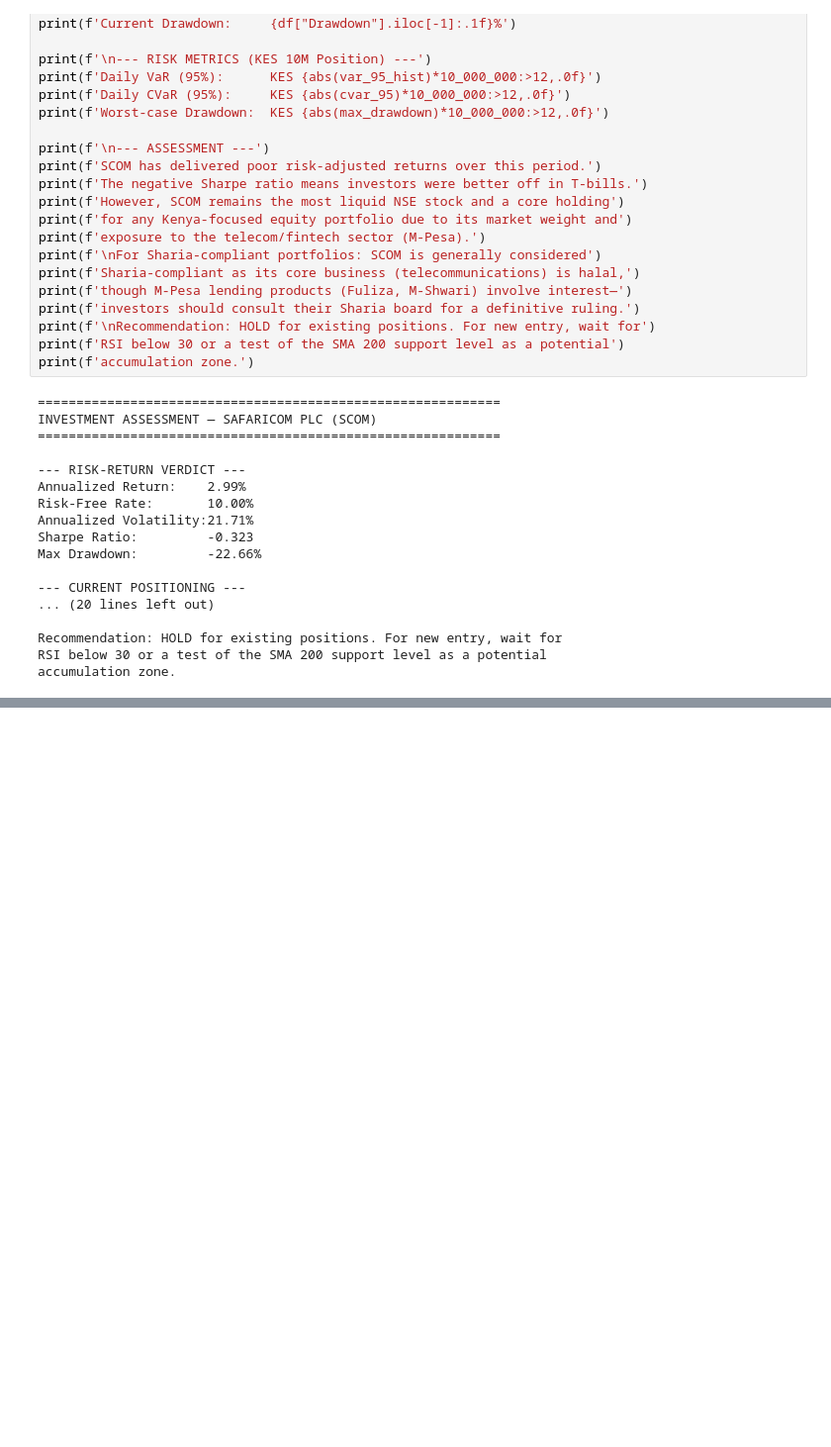
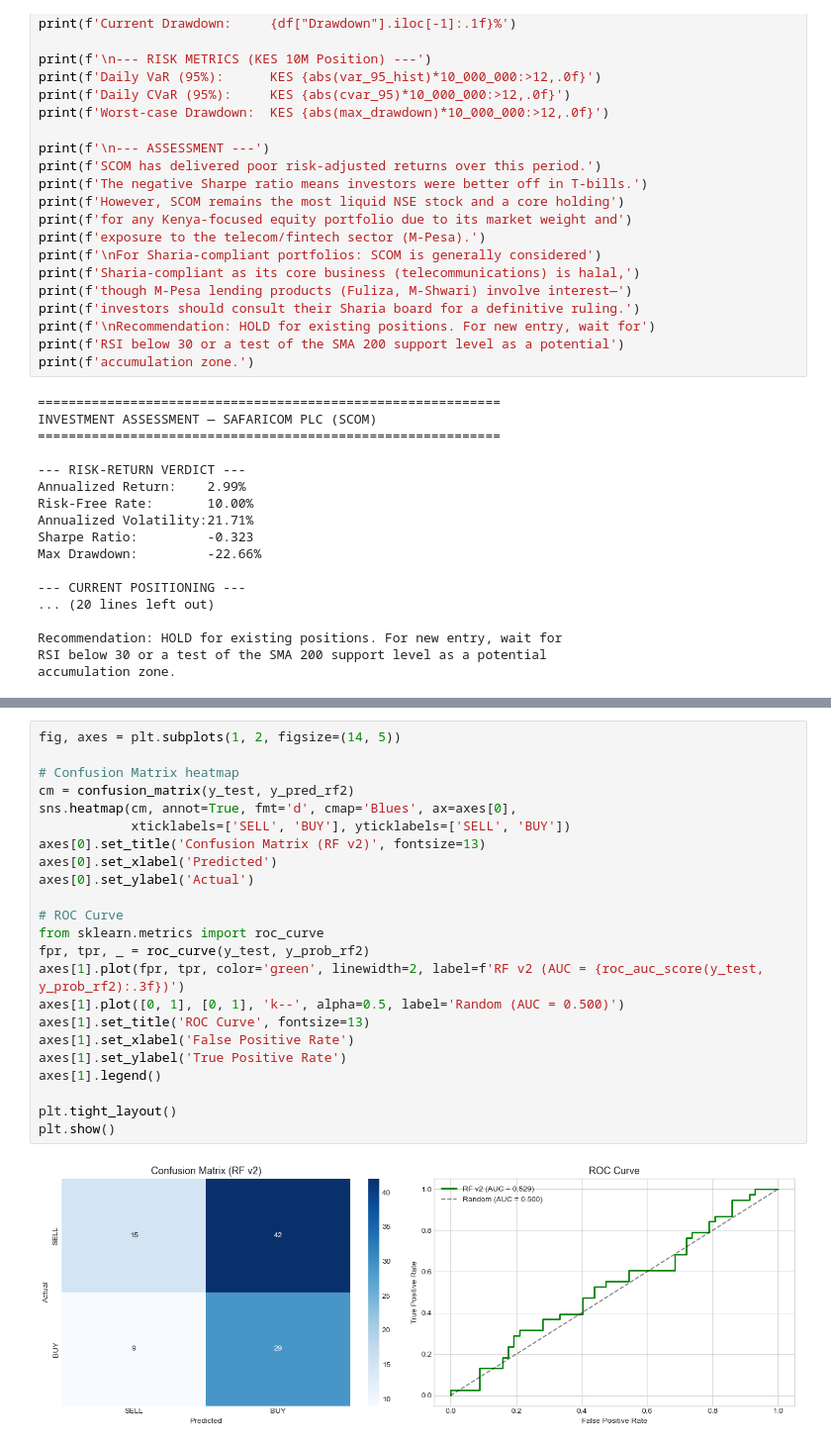
Before and after one commit to sirajiali-hub/safaricom_stock_analysis-, a Jupyter notebook: safaricom_equity_analysis.ipynb, the cells around one changed output, grey strips where cells are left out. Shown at 99% size. Drawn from its saved outputs; the diff is of its cells as text; blank space fills up the shorter version.

```diff
--- a/safaricom_equity_analysis.ipynb
+++ b/safaricom_equity_analysis.ipynb
@@ -628,0 +909,25 @@ accumulation zone.
+# %%
+fig, axes = plt.subplots(1, 2, figsize=(14, 5))
+
+# Confusion Matrix heatmap
+cm = confusion_matrix(y_test, y_pred_rf2)
+sns.heatmap(cm, annot=True, fmt='d', cmap='Blues', ax=axes[0],
+            xticklabels=['SELL', 'BUY'], yticklabels=['SELL', 'BUY'])
+axes[0].set_title('Confusion Matrix (RF v2)', fontsize=13)
+axes[0].set_xlabel('Predicted')
+axes[0].set_ylabel('Actual')
+
+# ROC Curve
+from sklearn.metrics import roc_curve
+fpr, tpr, _ = roc_curve(y_test, y_prob_rf2)
+axes[1].plot(fpr, tpr, color='green', linewidth=2, label=f'RF v2 (AUC = {roc_auc_score(y_test, y_prob_rf2):.3f})')
+axes[1].plot([0, 1], [0, 1], 'k--', alpha=0.5, label='Random (AUC = 0.500)')
+axes[1].set_title('ROC Curve', fontsize=13)
+axes[1].set_xlabel('False Positive Rate')
+axes[1].set_ylabel('True Positive Rate')
+axes[1].legend()
+
+plt.tight_layout()
+plt.show()
+# %% [output]
+[figure, added]
```
Also changed, not shown: parts of 21 cells of this notebook.
